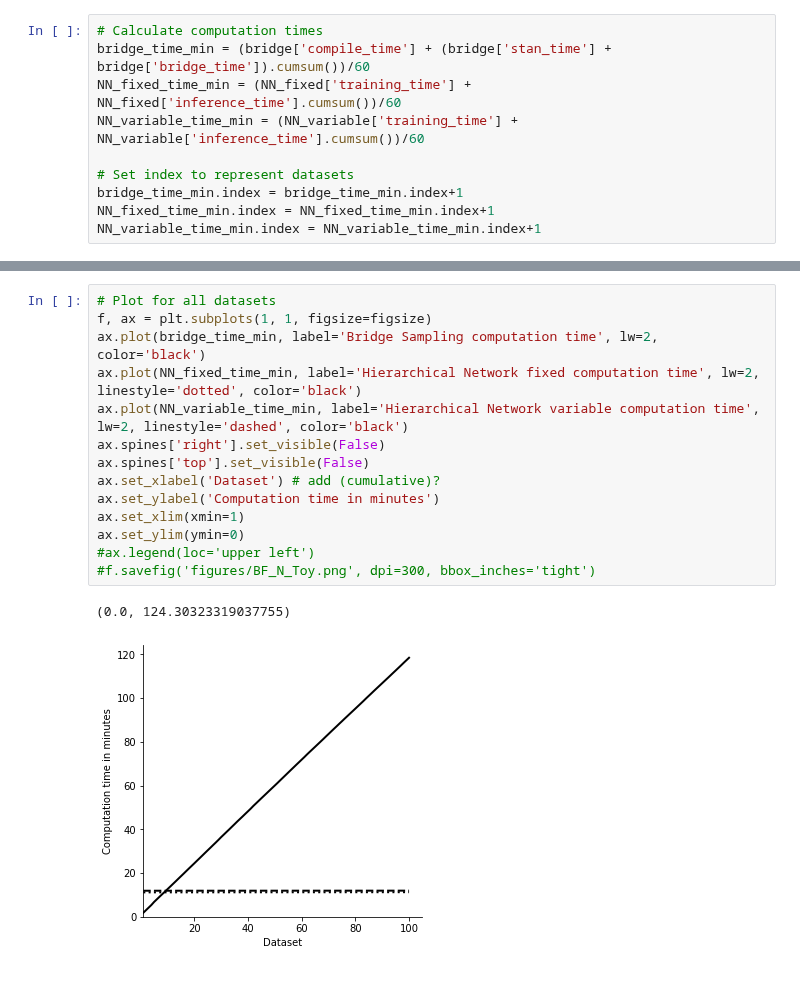
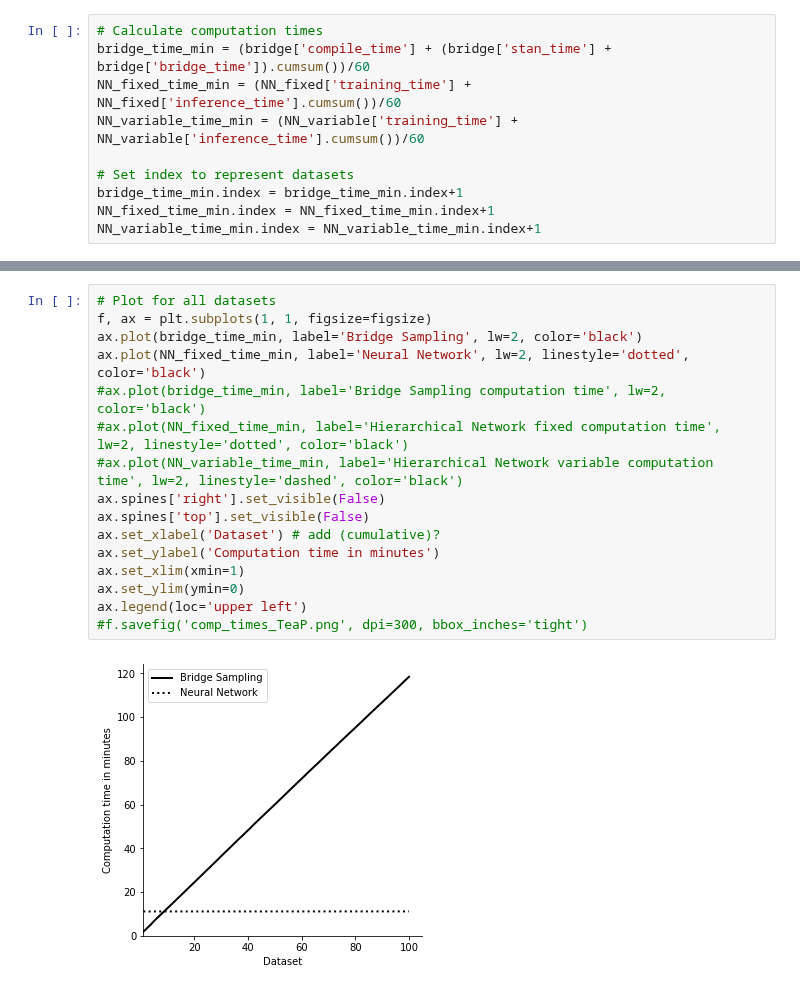
Before and after one commit to elseml/DeepHierarchicalModelComparison, a Jupyter notebook: Python code/Bridge_sampling_comparison.ipynb, the cells around one changed output, grey strips where cells are left out. Cells and saved outputs as stored; diff of their text form.

```diff
--- a/Python code/Bridge_sampling_comparison.ipynb
+++ b/Python code/Bridge_sampling_comparison.ipynb
@@ -335,20 +377,21 @@ NN variable inference: 0.021643799999765102
 # %%
 # Plot for all datasets
 f, ax = plt.subplots(1, 1, figsize=figsize)
-ax.plot(bridge_time_min, label='Bridge Sampling computation time', lw=2, color='black')
-ax.plot(NN_fixed_time_min, label='Hierarchical Network fixed computation time', lw=2, linestyle='dotted', color='black')
-ax.plot(NN_variable_time_min, label='Hierarchical Network variable computation time', lw=2, linestyle='dashed', color='black')
+ax.plot(bridge_time_min, label='Bridge Sampling', lw=2, color='black')
+ax.plot(NN_fixed_time_min, label='Neural Network', lw=2, linestyle='dotted', color='black')
+#ax.plot(bridge_time_min, label='Bridge Sampling computation time', lw=2, color='black')
+#ax.plot(NN_fixed_time_min, label='Hierarchical Network fixed computation time', lw=2, linestyle='dotted', color='black')
+#ax.plot(NN_variable_time_min, label='Hierarchical Network variable computation time', lw=2, linestyle='dashed', color='black')
 ax.spines['right'].set_visible(False)
 ax.spines['top'].set_visible(False)
 ax.set_xlabel('Dataset') # add (cumulative)?
 ax.set_ylabel('Computation time in minutes')
 ax.set_xlim(xmin=1)
 ax.set_ylim(ymin=0)
-#ax.legend(loc='upper left')
-#f.savefig('figures/BF_N_Toy.png', dpi=300, bbox_inches='tight')
+ax.legend(loc='upper left')
+#f.savefig('comp_times_TeaP.png', dpi=300, bbox_inches='tight')
 # %% [output]
-(0.0, 124.30323319037755)
-[figure, old version]
+[figure, new version]
 # %%
 # Plot time for subset of 1:d datasets
 
```
Also changed, not shown: parts of 11 cells of this notebook.
